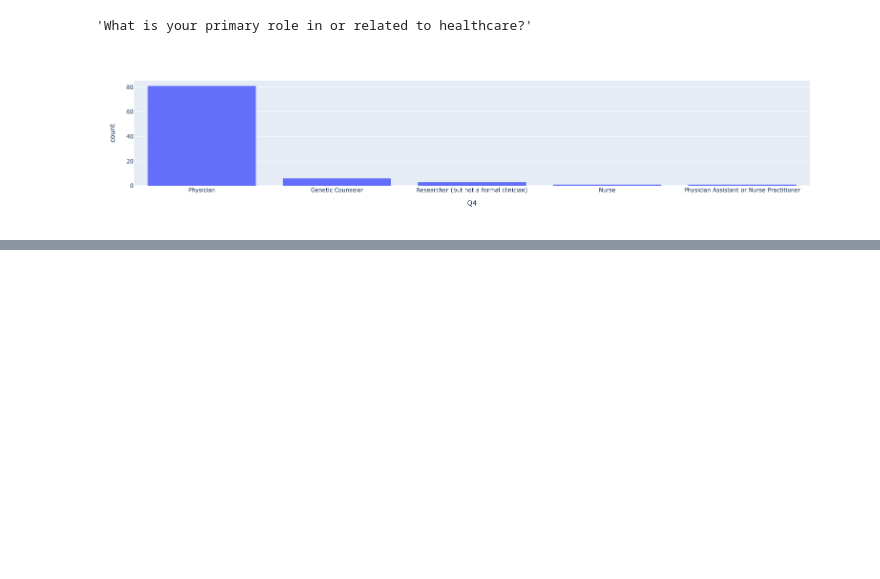
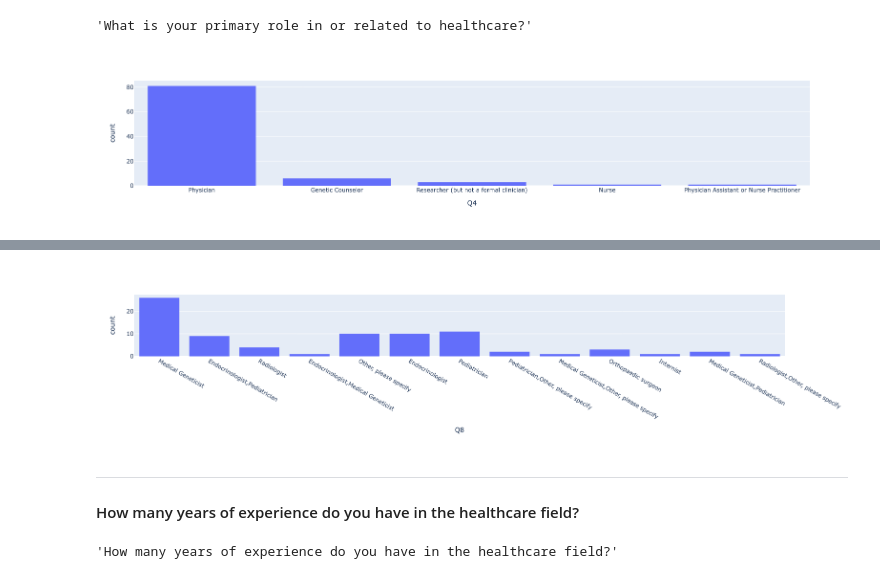
Before and after one commit to behjava/Bone2Gene_Survey, a Jupyter notebook: B2G_Survey_Analysis.ipynb, the cells around one changed output, grey strips where cells are left out. Drawn from its saved outputs; the diff is of its cells as text; code cells hidden in the pictures; blank space fills up the shorter version.

```diff
--- a/B2G_Survey_Analysis.ipynb
+++ b/B2G_Survey_Analysis.ipynb
@@ -124,0 +142,12 @@ fig.show()
+# %%
+fig = px.histogram(data, x='Q8')
+fig.show()
+# %% [output]
+[figure, added]
+# %% [markdown]
+***
+#### How many years of experience do you have in the healthcare field?
+# %%
+header_question_dict['Q10']
+# %% [output]
+'How many years of experience do you have in the healthcare field?'
```
Also changed, not shown: parts of 11 cells of this notebook.
